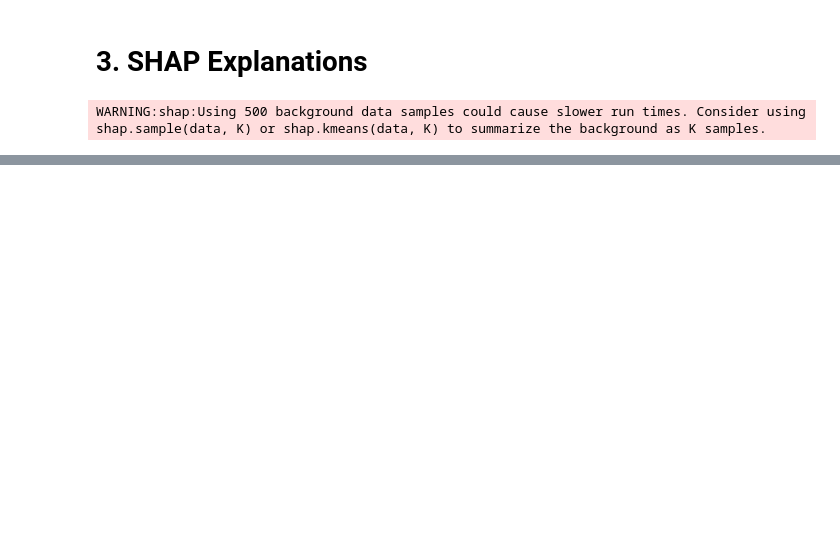
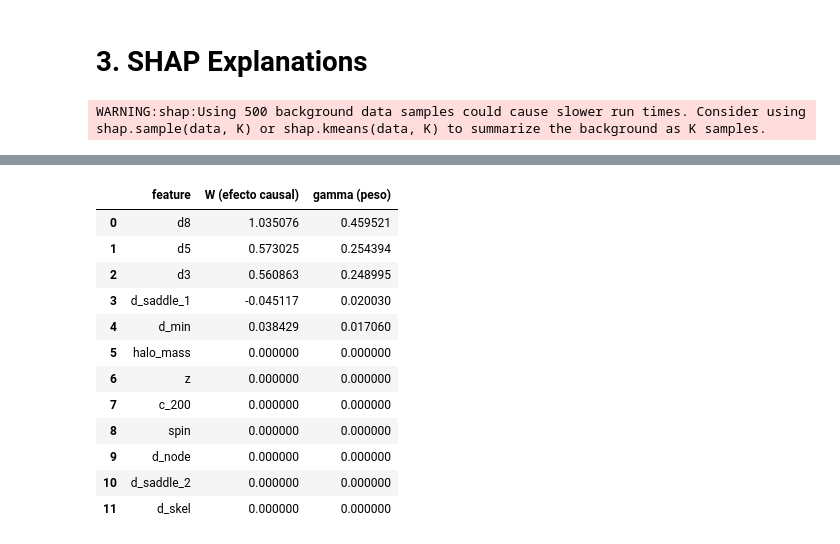
Before and after one commit to CrisCL20/Proyecto-XAI, a Jupyter notebook: notebooks/explanations.ipynb, the cells around one changed output, grey strips where cells are left out. Cells and saved outputs as stored; diff of their text form; code cells hidden in the pictures; blank space fills up the shorter version.

```diff
--- a/notebooks/explanations.ipynb
+++ b/notebooks/explanations.ipynb
@@ -151,0 +148,70 @@ shap.plots._waterfall.waterfall_legacy(
+# %%
+# === Dependencias + descubrimiento causal (PC) + fuerza causal (IDA) ===
+%pip install -q causal-learn networkx
+import networkx as nx
+from sklearn.linear_model import LinearRegression
+from causallearn.search.ConstraintBased.PC import pc
+from causallearn.utils.cit import fisherz,kci
+from tqdm import tqdm
+
+n_features = X_train.shape[1]
+data_full  = np.column_stack([X_train, y_train.reshape(-1)])   # features + target (espacio escalado)
+node_names = features + ['b1']
+
+# --- PC: grafo causal sobre features + target (test Fisher-Z) ---
+cg = pc(data_full, alpha=0.05, indep_test=fisherz, show_progress=True)
+
+def cpdag_to_digraph(A, names, target='b1'):
+    """Convención causal-learn: i->j  si  A[i,j]==-1 y A[j,i]==1. Aristas no dirigidas (ambas -1)
+    se orientan por índice => extensión DAG consistente (aproximación práctica a la clase de
+    equivalencia que usa IDA). El target se fuerza como SINK: explicamos un modelo que predice
+    el target A PARTIR de las features, así que las features pueden causar el target, no al revés."""
+    n = len(names); G = nx.DiGraph(); G.add_nodes_from(names)
+    for i in range(n):
+        for j in range(i + 1, n):
+            a, b = A[i, j], A[j, i]
+            if a == 0 and b == 0: continue
+            ni, nj = names[i], names[j]
+            if target in (ni, nj):                                  # feature -> target
+                u, v = (ni, nj) if nj == target else (nj, ni); G.add_edge(u, v)
+            elif a == -1 and b == 1:  G.add_edge(ni, nj)
+            elif a == 1 and b == -1:  G.add_edge(nj, ni)
+            else:                     G.add_edge(ni, nj)            # no dirigida/bidirigida -> por índice
+    if not nx.is_directed_acyclic_graph(G):                         # seguridad: romper ciclos por índice
+        idx = {nm: k for k, nm in enumerate(names)}
+        G = nx.DiGraph((u, v) for u, v in G.edges() if idx[u] < idx[v]); G.add_nodes_from(names)
+    return G
+
+G_full = cpdag_to_digraph(cg.G.graph, node_names)
+print('¿DAG?', nx.is_directed_acyclic_graph(G_full), '| nº aristas:', G_full.number_of_edges())
+
+# --- IDA (vía regresión): peso de arista = coef. estructural; efecto total W_i sobre b1 (Ecs. 7-8) ---
+def _edge_weights(G, data, names):
+    idx = {nm: k for k, nm in enumerate(names)}; w = {}
+    for child in G.nodes:
+        pa = list(G.predecessors(child))
+        if not pa: continue
+        coef = LinearRegression().fit(data[:, [idx[p] for p in pa]], data[:, idx[child]]).coef_
+        for p, c in zip(pa, coef): w[(p, child)] = float(c)
+    return w
+
+def _total_effect(G, w, src, tgt):
+    tot = 0.0
+    for path in nx.all_simple_paths(G, src, tgt):                   # suma sobre caminos simples
+        prod = 1.0
+        for a, b in zip(path[:-1], path[1:]): prod *= w.get((a, b), 0.0)
+        tot += prod
+    return tot
+
+edge_w = _edge_weights(G_full, data_full, node_names)
+W = np.array([_total_effect(G_full, edge_w, f, 'b1') for f in features])
+if np.abs(W).sum() < 1e-12:                                         # fallback: ninguna feature llega a b1
+    print('AVISO: ninguna feature alcanza b1 en el grafo -> gamma uniforme')
+    gamma = np.ones(n_features) / n_features
+else:
+    gamma = np.abs(W) / np.abs(W).sum()                            # peso de fuerza causal (Ec. 9)
+
+# Tabla de fuerza causal por feature
+pd.DataFrame({'feature': features, 'W (efecto causal)': W, 'gamma (peso)': gamma}) \
+  .sort_values('gamma (peso)', ascending=False).reset_index(drop=True)
+# %% [output]
@@ -151,0 +219,13 @@ shap.plots._waterfall.waterfall_legacy(
+|  | feature | W (efecto causal) | gamma (peso) |
+| 0 | d8 | 1.035076 | 0.459521 |
+| 1 | d5 | 0.573025 | 0.254394 |
+| 2 | d3 | 0.560863 | 0.248995 |
+| 3 | d_saddle_1 | -0.045117 | 0.020030 |
+| 4 | d_min | 0.038429 | 0.017060 |
+| 5 | halo_mass | 0.000000 | 0.000000 |
+| 6 | z | 0.000000 | 0.000000 |
+| 7 | c_200 | 0.000000 | 0.000000 |
+| 8 | spin | 0.000000 | 0.000000 |
+| 9 | d_node | 0.000000 | 0.000000 |
+| 10 | d_saddle_2 | 0.000000 | 0.000000 |
+| 11 | d_skel | 0.000000 | 0.000000 |
```
Also changed, not shown: parts of 8 cells of this notebook.
